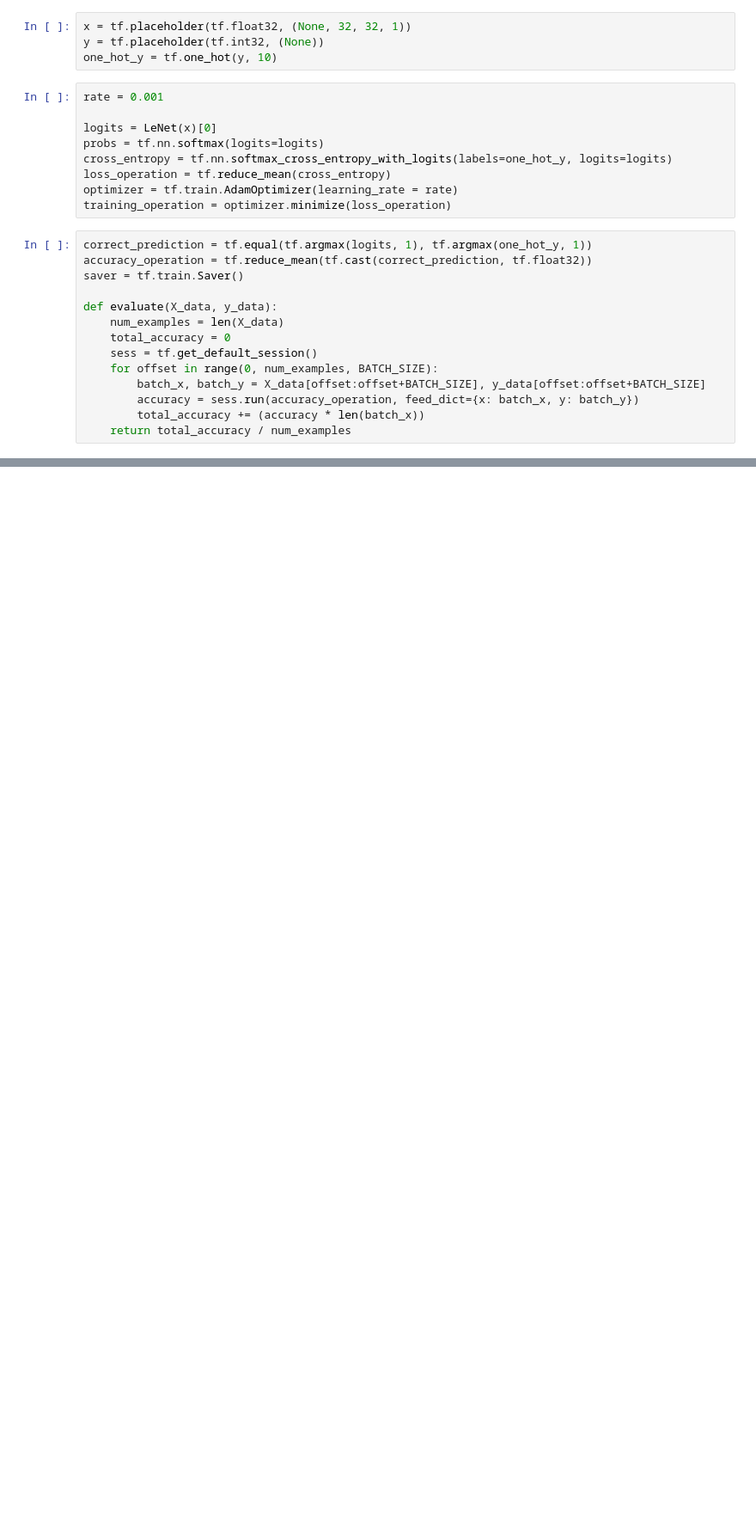
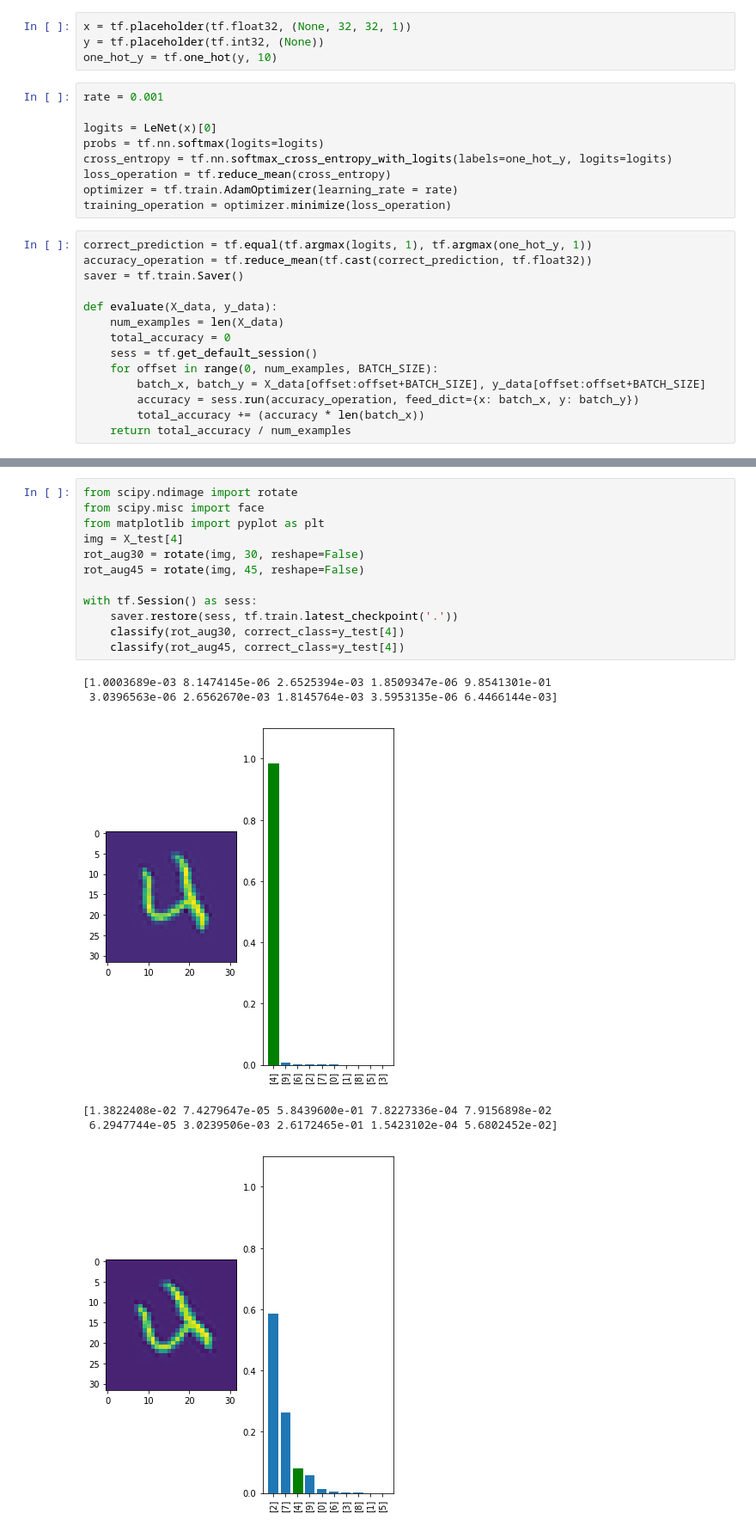
Before and after one commit to GuangyuNie/Vision-Challenge-test-code, a Jupyter notebook: LeNet 2.ipynb, the cells around one changed output, grey strips where cells are left out. Shown: that part at 86% size. Drawn from its saved outputs; the diff is of its cells as text; blank space fills up the shorter version.

```diff
--- a/LeNet 2.ipynb
+++ b/LeNet 2.ipynb
@@ -289,0 +325,19 @@ ImportError: dlopen(/Users/JeremyNie/anaconda3/envs/attack/lib/python2.7/site-pa
+# %%
+from scipy.ndimage import rotate
+from scipy.misc import face
+from matplotlib import pyplot as plt
+img = X_test[4]
+rot_aug30 = rotate(img, 30, reshape=False)
+rot_aug45 = rotate(img, 45, reshape=False)
+
+with tf.Session() as sess:
+    saver.restore(sess, tf.train.latest_checkpoint('.'))
+    classify(rot_aug30, correct_class=y_test[4])
+    classify(rot_aug45, correct_class=y_test[4])
+# %% [output]
+[1.0003689e-03 8.1474145e-06 2.6525394e-03 1.8509347e-06 9.8541301e-01
+ 3.0396563e-06 2.6562670e-03 1.8145764e-03 3.5953135e-06 6.4466144e-03]
+[figure, added]
+[1.3822408e-02 7.4279647e-05 5.8439600e-01 7.8227336e-04 7.9156898e-02
+ 6.2947744e-05 3.0239506e-03 2.6172465e-01 1.5423102e-04 5.6802452e-02]
+[figure, added]
```
Also changed, not shown: parts of 12 cells of this notebook.
